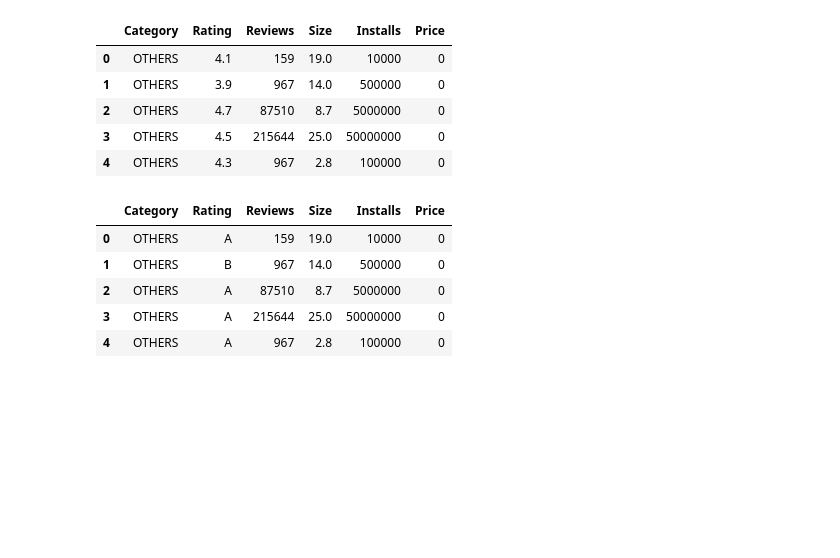
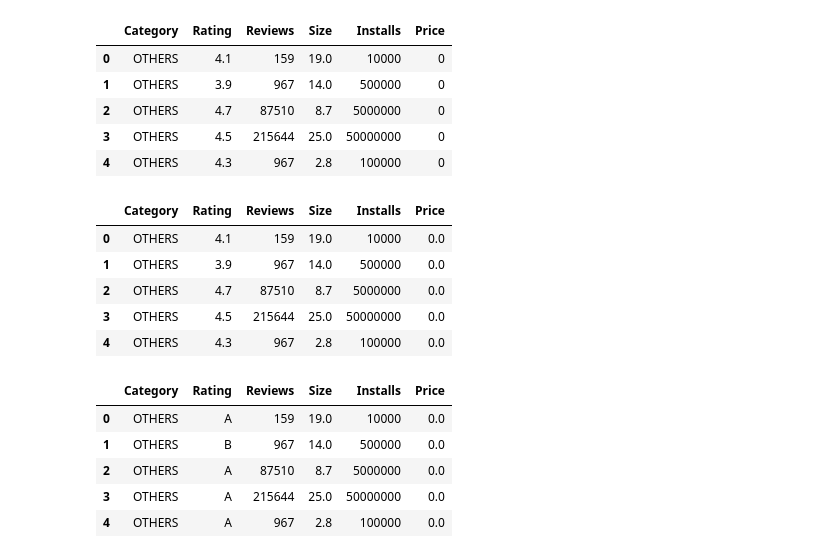
Before and after one commit to facuguerrero/SistemasInteligentes, a Jupyter notebook: 02_TpFinal-ISI-PreparacionDatos.ipynb, the cells around one changed output. Saved outputs shown, nothing was run; the diff lists cells and outputs as text; code cells hidden in the pictures; blank space fills up the shorter version.

Commit message:
filter price

```diff
--- a/02_TpFinal-ISI-PreparacionDatos.ipynb
+++ b/02_TpFinal-ISI-PreparacionDatos.ipynb
@@ -177,12 +177,17 @@ new_data.head()
 | 4 | OTHERS | 4.3 | 967 | 2.8 | 100000 | 0 |
 # %%
 def transformPrice(p):
-    return p.replace('', '')
-    new_p = new_p.replace(',', '')
-    return int(new_p)
+    return float(p.replace('$', ''))
 # %%
-new_data['Installs'] = new_data['Installs'].apply(lambda p: transformInstalls(p))
+new_data['Price'] = new_data['Price'].apply(lambda p: transformPrice(p))
 new_data.head()
+# %% [output]
+|  | Category | Rating | Reviews | Size | Installs | Price |
+| 0 | OTHERS | 4.1 | 159 | 19.0 | 10000 | 0.0 |
+| 1 | OTHERS | 3.9 | 967 | 14.0 | 500000 | 0.0 |
+| 2 | OTHERS | 4.7 | 87510 | 8.7 | 5000000 | 0.0 |
+| 3 | OTHERS | 4.5 | 215644 | 25.0 | 50000000 | 0.0 |
+| 4 | OTHERS | 4.3 | 967 | 2.8 | 100000 | 0.0 |
 # %%
 new_data.to_csv('new_data_without_rating.csv', index=False)
 # %%
@@ -202,10 +207,10 @@ new_data['Rating'] = new_data['Rating'].apply(lambda p: transformRating(p))
 new_data.head()
 # %% [output]
 |  | Category | Rating | Reviews | Size | Installs | Price |
-| 0 | OTHERS | A | 159 | 19.0 | 10000 | 0 |
-| 1 | OTHERS | B | 967 | 14.0 | 500000 | 0 |
-| 2 | OTHERS | A | 87510 | 8.7 | 5000000 | 0 |
-| 3 | OTHERS | A | 215644 | 25.0 | 50000000 | 0 |
-| 4 | OTHERS | A | 967 | 2.8 | 100000 | 0 |
+| 0 | OTHERS | A | 159 | 19.0 | 10000 | 0.0 |
+| 1 | OTHERS | B | 967 | 14.0 | 500000 | 0.0 |
+| 2 | OTHERS | A | 87510 | 8.7 | 5000000 | 0.0 |
+| 3 | OTHERS | A | 215644 | 25.0 | 50000000 | 0.0 |
+| 4 | OTHERS | A | 967 | 2.8 | 100000 | 0.0 |
 # %%
 new_data.to_csv('new_data_with_rating.csv', index=False)
```
Also changed, not shown: 2 other files.
